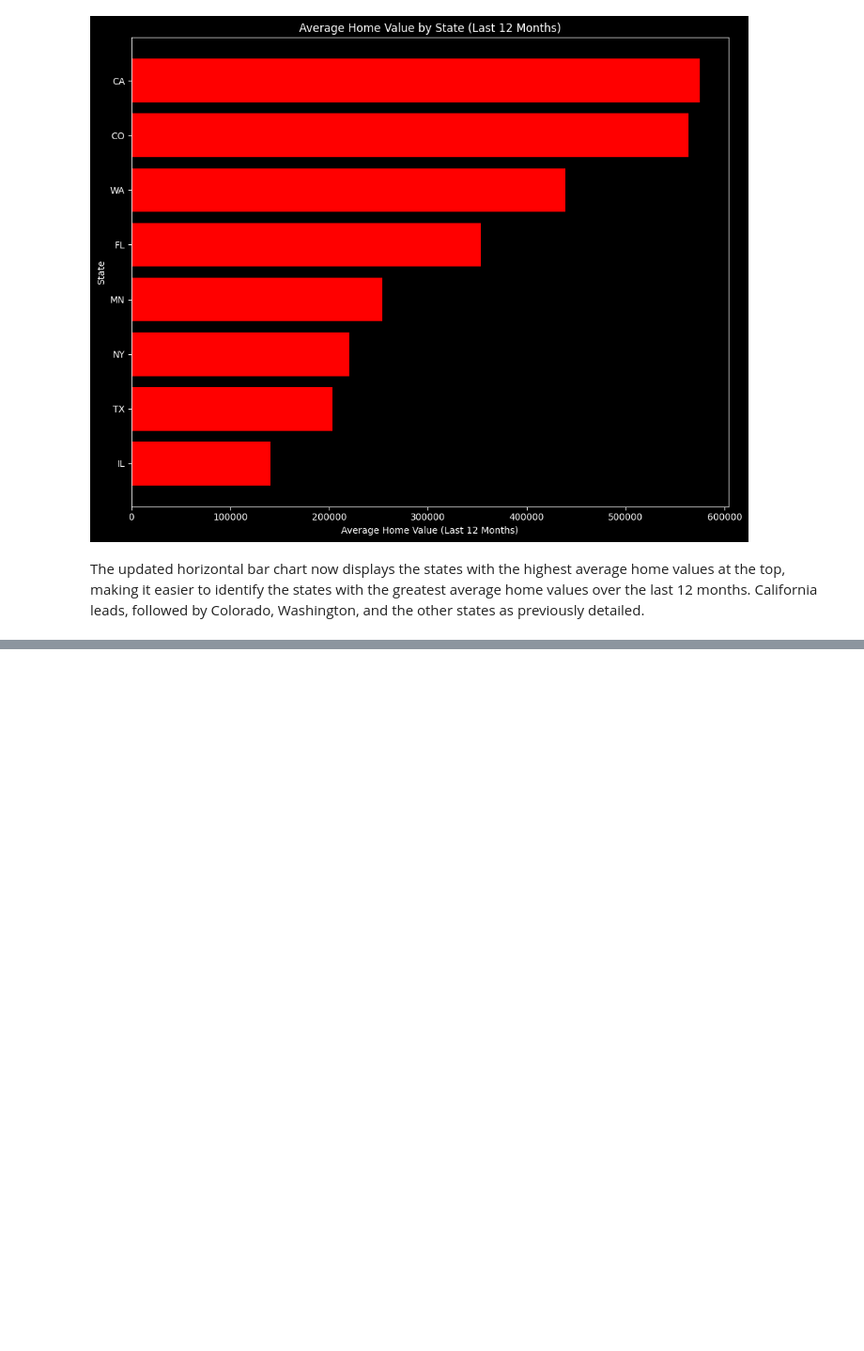
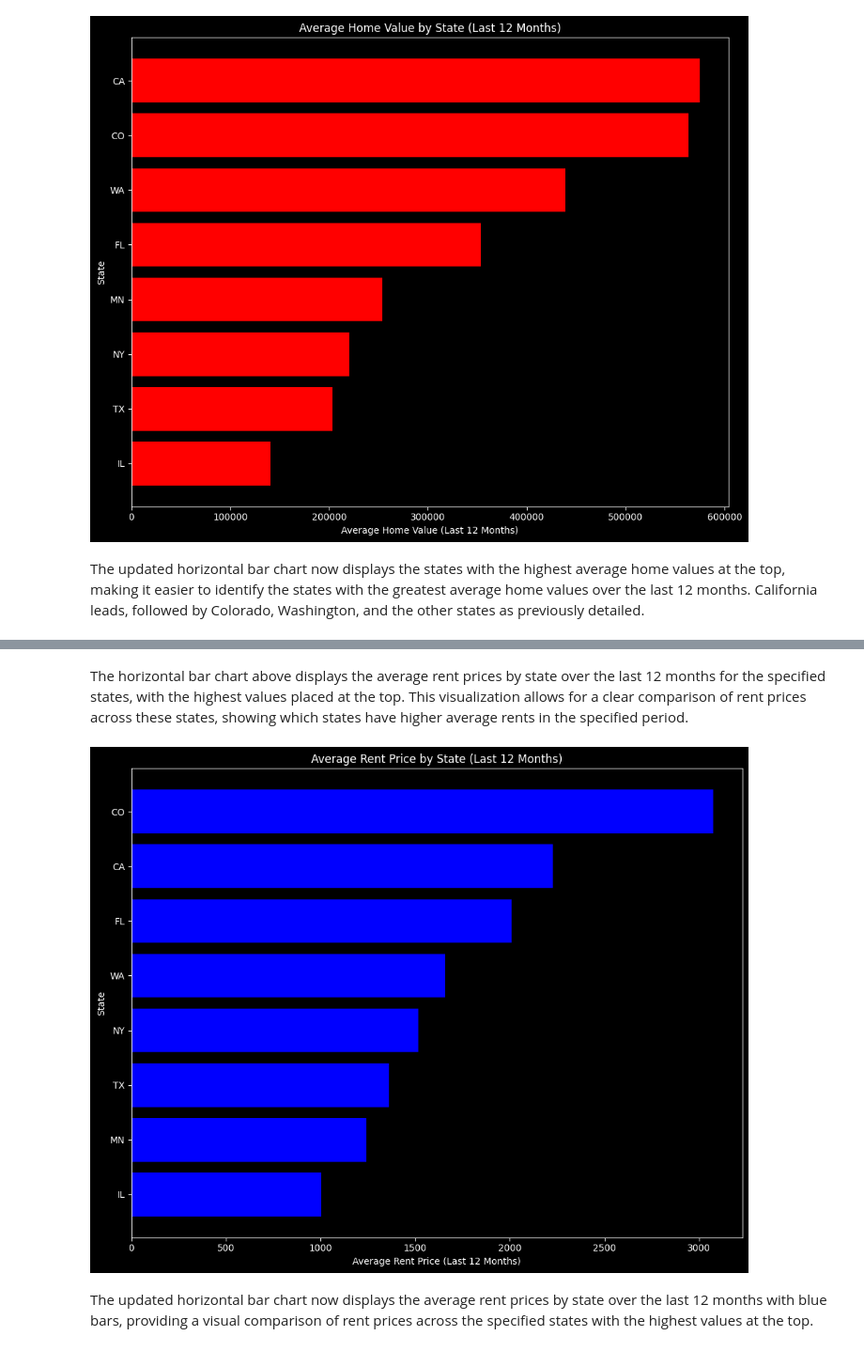
Before and after one commit to donlopez/Homes-rent-vs-buy, a Jupyter notebook: notebooks/data_exploration2.ipynb, the cells around one changed output, grey strips where cells are left out. Shown: that part at 94% size. Saved outputs shown, nothing was run; the diff lists cells and outputs as text; code cells hidden in the pictures; blank space fills up the shorter version.

```diff
--- a/notebooks/data_exploration2.ipynb
+++ b/notebooks/data_exploration2.ipynb
@@ -210,0 +306,16 @@ Let's proceed with filtering and calculating the average rent prices for the spe
+# %% [markdown]
+The horizontal bar chart above displays the average rent prices by state over the last 12 months for the specified states, with the highest values placed at the top. This visualization allows for a clear comparison of rent prices across these states, showing which states have higher average rents in the specified period.
+# %%
+# Re-plotting the average rent values by state with blue bars
+fig, ax = plt.subplots(figsize=(10, 8))
+ax.barh(state_avg_rent_values_sorted['StateName'], state_avg_rent_values_sorted['AvgRentLast12Months'], color='blue')
+ax.set_xlabel('Average Rent Price (Last 12 Months)')
+ax.set_ylabel('State')
+ax.set_title('Average Rent Price by State (Last 12 Months)')
+
+plt.tight_layout()
+plt.show()
+# %% [output]
+[figure, added]
+# %% [markdown]
+The updated horizontal bar chart now displays the average rent prices by state over the last 12 months with blue bars, providing a visual comparison of rent prices across the specified states with the highest values at the top.
```
Also changed, not shown: parts of 7 cells of this notebook, 1 other file.
